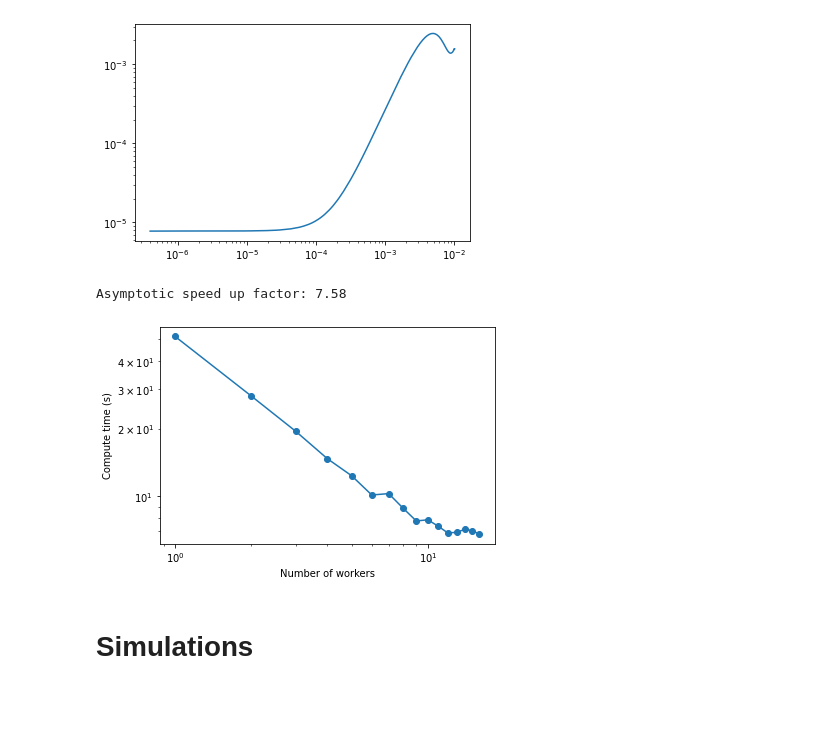
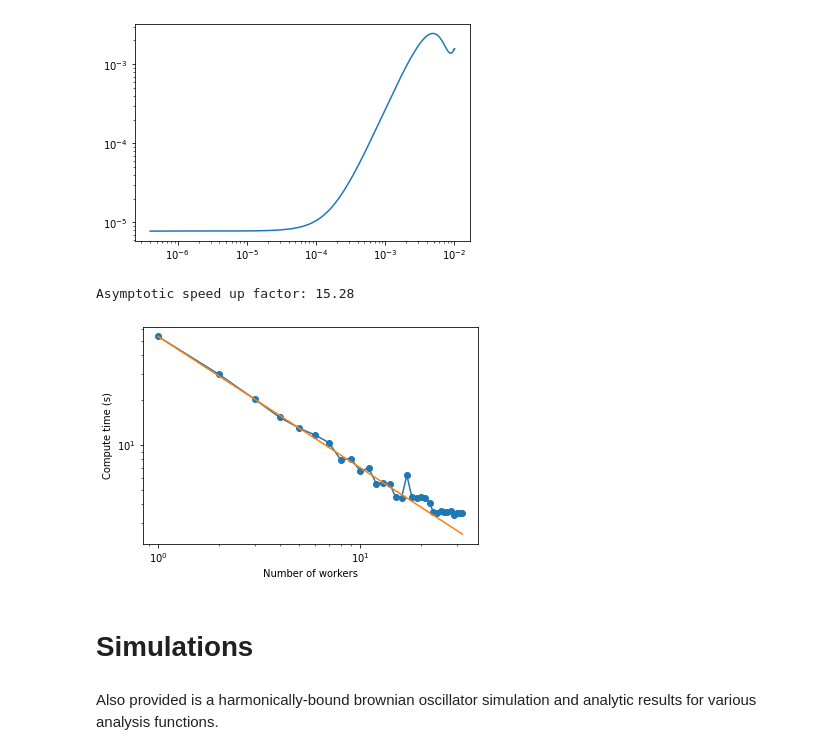
Before and after one commit to lhillber/brownian, a Jupyter notebook: tour.ipynb, the cells around one changed output. Drawn from its saved outputs; the diff is of its cells as text; code cells hidden in the pictures; blank space fills up the shorter version.

```diff
--- a/tour.ipynb
+++ b/tour.ipynb
@@ -313,8 +376,9 @@ Average over 176 spectra, each from 0.01 seconds of data
 [figure]
 # %%
 # Computation time scaling with number of workers
-from time import time
-n_jobs_list = [1,2,3,4,5,6,7,8,9,10,11,12,13,14,15,16]
+# NOTE: this calculation may take some time!
+# NOE: You may want to reduce the upper bound from 33 to ~2x number of CPU cores
+n_jobs_list = np.arange(1, 33)
 times = []
 
 taumax = 10e-3
@@ -327,13 +391,17 @@ for n_jobs in n_jobs_list:
     t1 = time()
     times.append(t1-t0)
 # %%
+# NOTE: Your results may be vary.
 plt.loglog(n_jobs_list, times, marker="o")
+plt.loglog(n_jobs_list, times[0]/(n_jobs_list)**0.88)
 plt.xlabel("Number of workers")
 plt.ylabel("Compute time (s)")
 print(f"Asymptotic speed up factor: {round(times[0]/times[-1], 2)}")
 # %% [output]
-Asymptotic speed up factor: 7.58
+Asymptotic speed up factor: 15.28
-[figure, old version]
+[figure, new version]
 # %% [markdown]
 # Simulations
+# %% [markdown]
+Also provided is a harmonically-bound brownian oscillator simulation and analytic results for various analysis functions.
 # %%
```
Also changed, not shown: parts of 56 cells of this notebook, 2 other files.
